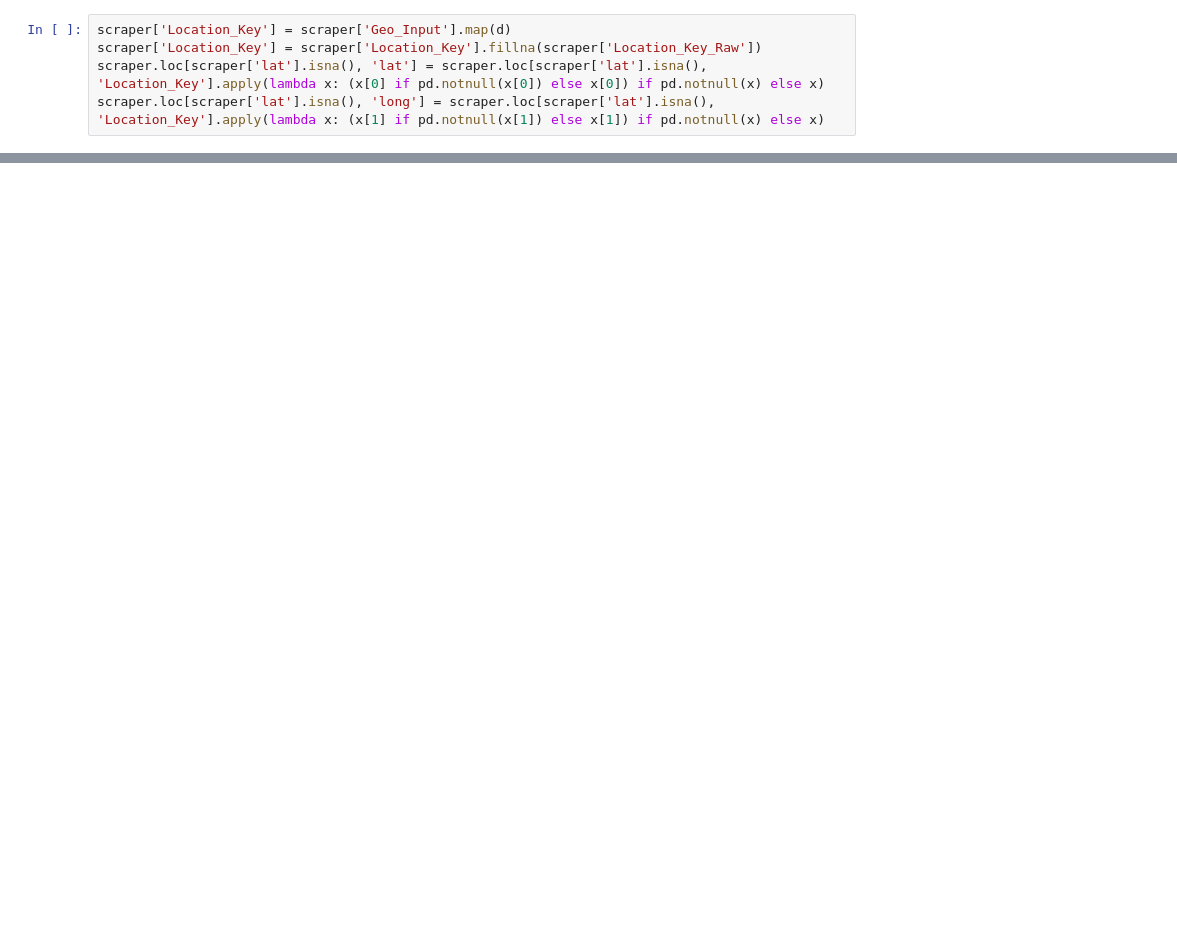
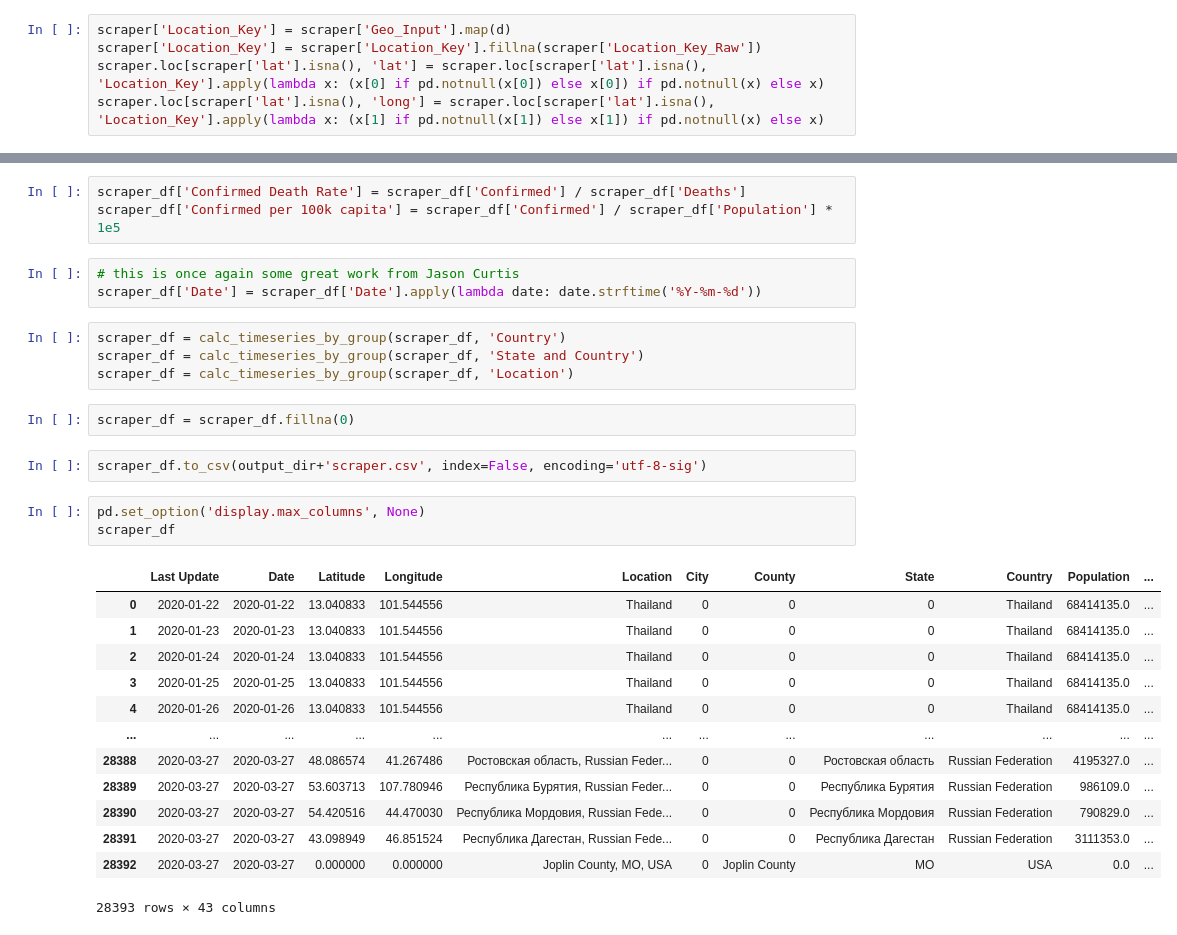
Before and after one commit to mprorock/COVID-19, a Jupyter notebook: covid_19_data.ipynb, the cells around one changed output, grey strips where cells are left out. Drawn from its saved outputs; the diff is of its cells as text; blank space fills up the shorter version.

```diff
--- a/covid_19_data.ipynb
+++ b/covid_19_data.ipynb
@@ -346,0 +461,31 @@ scraper
+# %%
+scraper_df['Confirmed Death Rate'] = scraper_df['Confirmed'] / scraper_df['Deaths']
+scraper_df['Confirmed per 100k capita'] = scraper_df['Confirmed'] / scraper_df['Population'] * 1e5
+# %%
+# this is once again some great work from Jason Curtis
+scraper_df['Date'] = scraper_df['Date'].apply(lambda date: date.strftime('%Y-%m-%d'))
+# %%
+scraper_df = calc_timeseries_by_group(scraper_df, 'Country')
+scraper_df = calc_timeseries_by_group(scraper_df, 'State and Country')
+scraper_df = calc_timeseries_by_group(scraper_df, 'Location')
+# %%
+scraper_df = scraper_df.fillna(0)
+# %%
+scraper_df.to_csv(output_dir+'scraper.csv', index=False, encoding='utf-8-sig')
+# %%
+pd.set_option('display.max_columns', None)
+scraper_df
+# %% [output]
+|  | Last Update | Date | Latitude | Longitude | Location | City | County | State | Country | Population | ... |
+| 0 | 2020-01-22 | 2020-01-22 | 13.040833 | 101.544556 | Thailand | 0 | 0 | 0 | Thailand | 68414135.0 | ... |
+| 1 | 2020-01-23 | 2020-01-23 | 13.040833 | 101.544556 | Thailand | 0 | 0 | 0 | Thailand | 68414135.0 | ... |
+| 2 | 2020-01-24 | 2020-01-24 | 13.040833 | 101.544556 | Thailand | 0 | 0 | 0 | Thailand | 68414135.0 | ... |
+| 3 | 2020-01-25 | 2020-01-25 | 13.040833 | 101.544556 | Thailand | 0 | 0 | 0 | Thailand | 68414135.0 | ... |
+| 4 | 2020-01-26 | 2020-01-26 | 13.040833 | 101.544556 | Thailand | 0 | 0 | 0 | Thailand | 68414135.0 | ... |
+| ... | ... | ... | ... | ... | ... | ... | ... | ... | ... | ... | ... |
+| 28388 | 2020-03-27 | 2020-03-27 | 48.086574 | 41.267486 | Ростовская область, Russian Feder... | 0 | 0 | Ростовская область | Russian Federation | 4195327.0 | ... |
+| 28389 | 2020-03-27 | 2020-03-27 | 53.603713 | 107.780946 | Республика Бурятия, Russian Feder... | 0 | 0 | Республика Бурятия | Russian Federation | 986109.0 | ... |
+| 28390 | 2020-03-27 | 2020-03-27 | 54.420516 | 44.470030 | Республика Мордовия, Russian Fede... | 0 | 0 | Республика Мордовия | Russian Federation | 790829.0 | ... |
+| 28391 | 2020-03-27 | 2020-03-27 | 43.098949 | 46.851524 | Республика Дагестан, Russian Fede... | 0 | 0 | Республика Дагестан | Russian Federation | 3111353.0 | ... |
+| 28392 | 2020-03-27 | 2020-03-27 | 0.000000 | 0.000000 | Joplin County, MO, USA | 0 | Joplin County | MO | USA | 0.0 | ... |
+28393 rows × 43 columns
```
Also changed, not shown: parts of 19 cells of this notebook, 16 other files.
